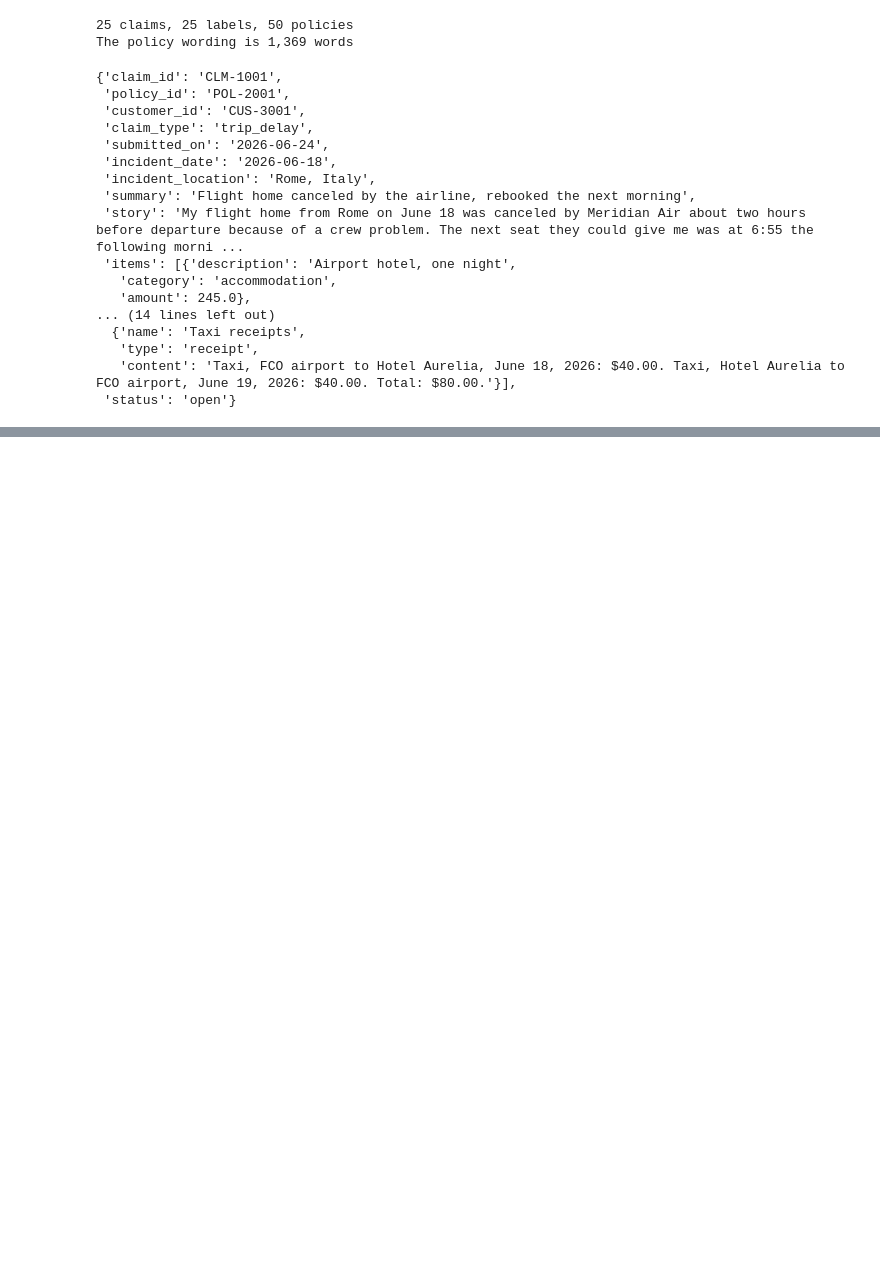
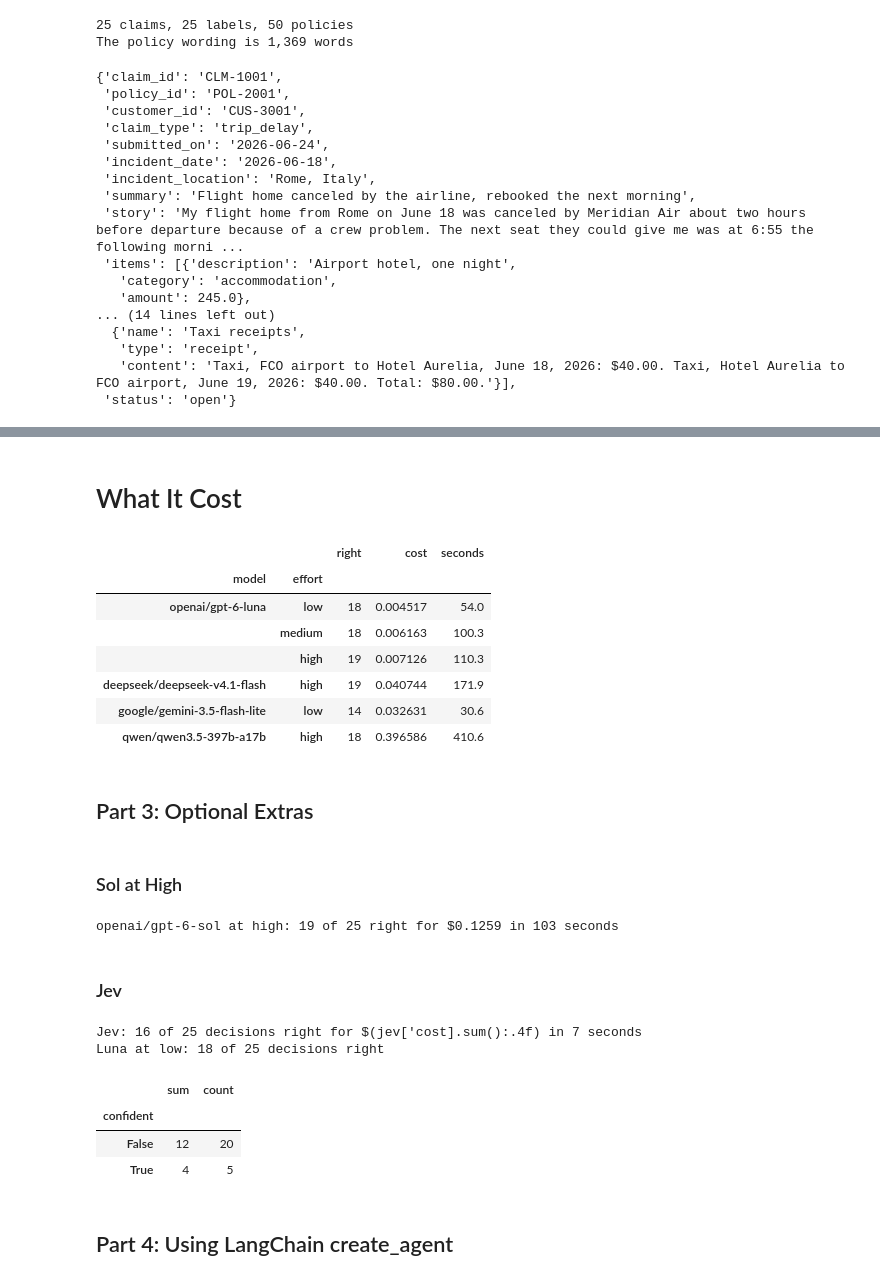
Before and after one commit to MWPerrineJr/undercover, a Jupyter notebook: MyWork/UndercoverProject/week1/day2.ipynb, the cells around one changed output, grey strips where cells are left out. Saved outputs shown, nothing was run; the diff lists cells and outputs as text; code cells hidden in the pictures; blank space fills up the shorter version.

```diff
--- a/MyWork/UndercoverProject/week1/day2.ipynb
+++ b/MyWork/UndercoverProject/week1/day2.ipynb
@@ -118,0 +449,25 @@ claims[0]
+# %% [markdown]
+# What It Cost
+# %%
+scored.groupby(['model', 'effort'], sort=False)[['right',
+                                                 'cost',
+                                                 'seconds']].sum()
+# %% [output]
+|  |  | right | cost | seconds |
+| model | effort |  |  |  |
+| openai/gpt-6-luna | low | 18 | 0.004517 | 54.0 |
+|  | medium | 18 | 0.006163 | 100.3 |
+|  | high | 19 | 0.007126 | 110.3 |
+| deepseek/deepseek-v4.1-flash | high | 19 | 0.040744 | 171.9 |
+| google/gemini-3.5-flash-lite | low | 14 | 0.032631 | 30.6 |
+| qwen/qwen3.5-397b-a17b | high | 18 | 0.396586 | 410.6 |
+# %% [markdown]
+## Part 3: Optional Extras
+# %% [markdown]
+### Sol at High
+# %%
+sol = run('openai/gpt-6-sol', 'high', claims, labels)
+# %% [output]
+openai/gpt-6-sol at high: 19 of 25 right for $0.1259 in 103 seconds
+# %% [markdown]
+### Jev
@@ -118,0 +507,19 @@ claims[0]
+# %%
+jev = pd.DataFrame([decide_with_jev(claim) for claim in claims])
+luna_decisions_right = sum(result['decision'] == labels[result['claim_id']]['decision'] for result in luna_low)
+
+print(f"Jev: {jev['right'].sum()} of {len(jev)} decisions right for $(jev['cost].sum():.4f) in {jev['seconds'].sum():.0f} seconds")
+print(f"Luna at low: {luna_decisions_right} of {len(luna_low)} decisions right")
+# %% [output]
+Jev: 16 of 25 decisions right for $(jev['cost].sum():.4f) in 7 seconds
+Luna at low: 18 of 25 decisions right
+# %%
+jev['confident'] = jev['confidence'] >=0.9
+jev.groupby('confident')['right'].agg(['sum', 'count'])
+# %% [output]
+|  | sum | count |
+| confident |  |  |
+| False | 12 | 20 |
+| True | 4 | 5 |
+# %% [markdown]
+## Part 4: Using LangChain create_agent
```
Also changed, not shown: parts of 39 cells of this notebook.
